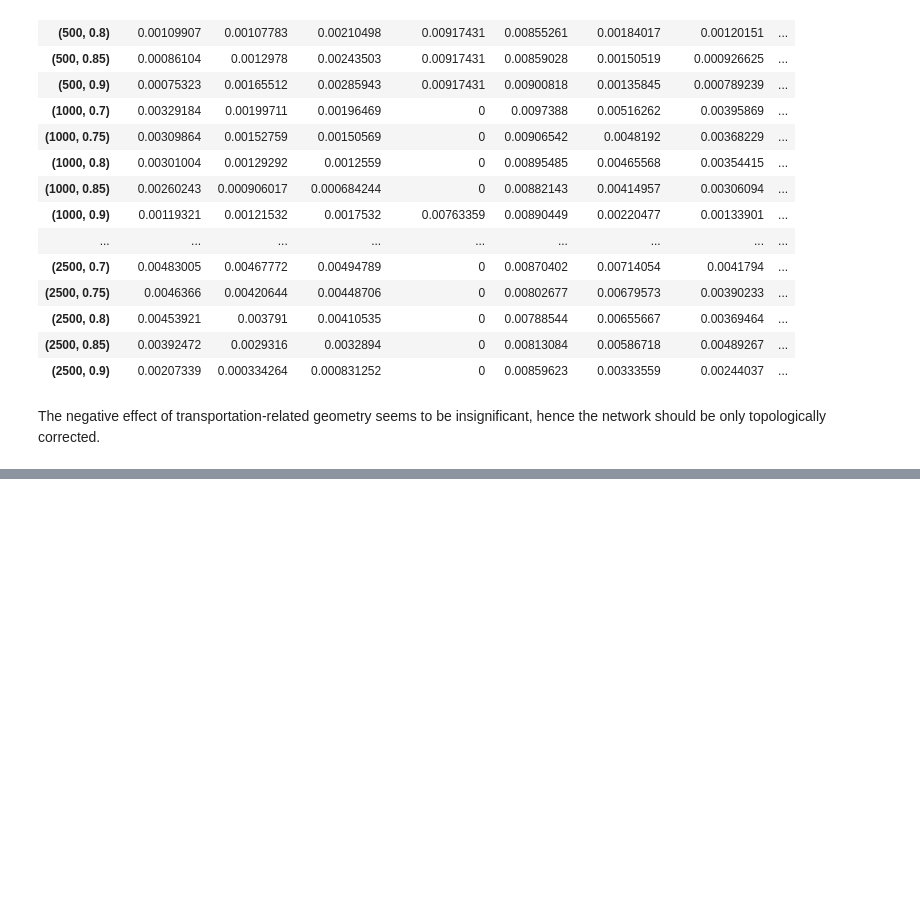
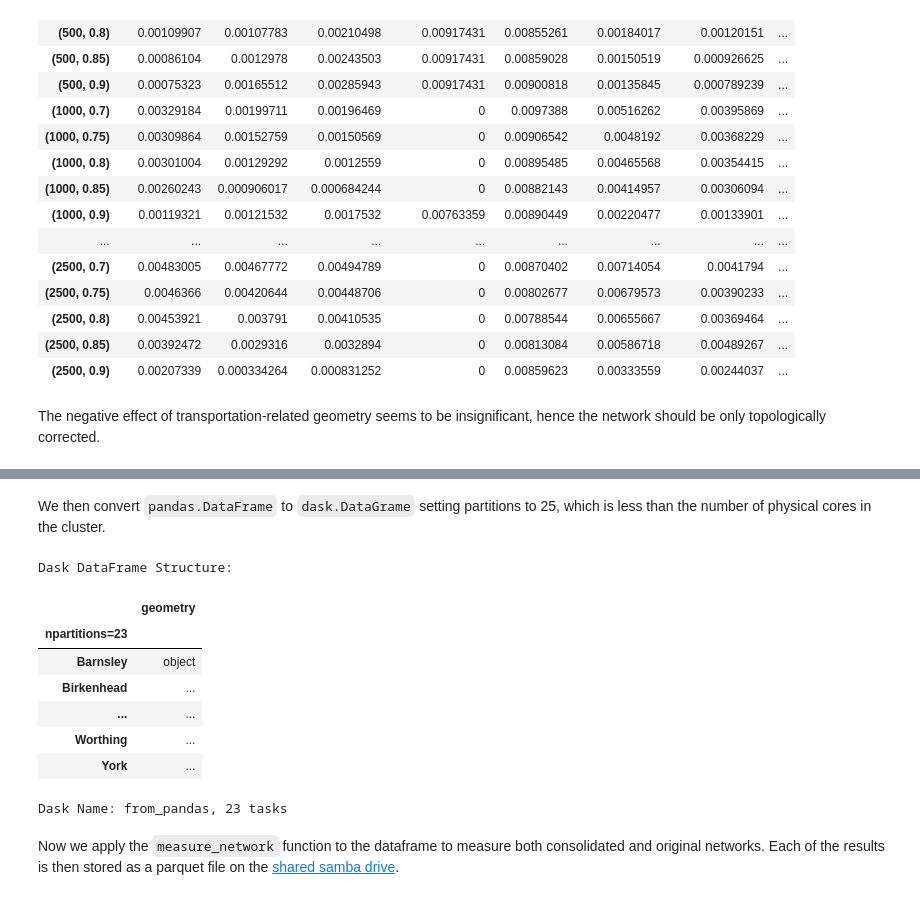
Before and after one commit to urbangrammarai/data_processing, a Jupyter notebook: docs/_sources/code/Network_Consolidation_Test.ipynb, the cells around one changed output, grey strips where cells are left out. Cells and saved outputs as stored; diff of their text form; code cells hidden in the pictures; blank space fills up the shorter version.

```diff
--- a/docs/_sources/code/Network_Consolidation_Test.ipynb
+++ b/docs/_sources/code/Network_Consolidation_Test.ipynb
@@ -164,0 +214,17 @@ The negative effect of transportation-related geometry seems to be insignificant
+# %% [markdown]
+We then convert `pandas.DataFrame` to `dask.DataGrame` setting partitions to 25, which is less than the number of physical cores in the cluster.
+# %%
+ddf = dd.from_pandas(cities, npartitions=25)
+ddf
+# %% [output]
+Dask DataFrame Structure:
+|  | geometry |
+| npartitions=23 |  |
+| Barnsley | object |
+| Birkenhead | ... |
+| ... | ... |
+| Worthing | ... |
+| York | ... |
+Dask Name: from_pandas, 23 tasks
+# %% [markdown]
+Now we apply the `measure_network` function to the dataframe to measure both consolidated and original networks. Each of the results is then stored as a parquet file on the [shared samba drive](../infrastructure/storage_drives).
```
Also changed, not shown: parts of 28 cells of this notebook, 7 other files.
